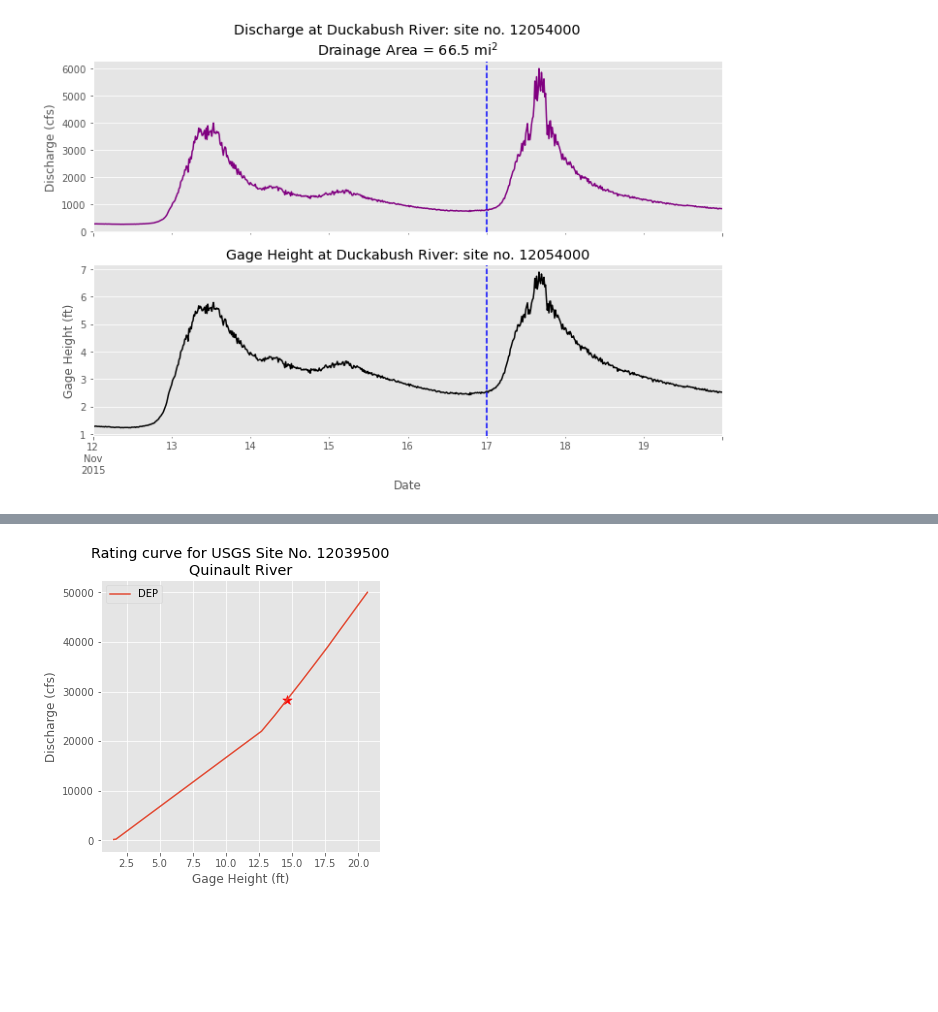
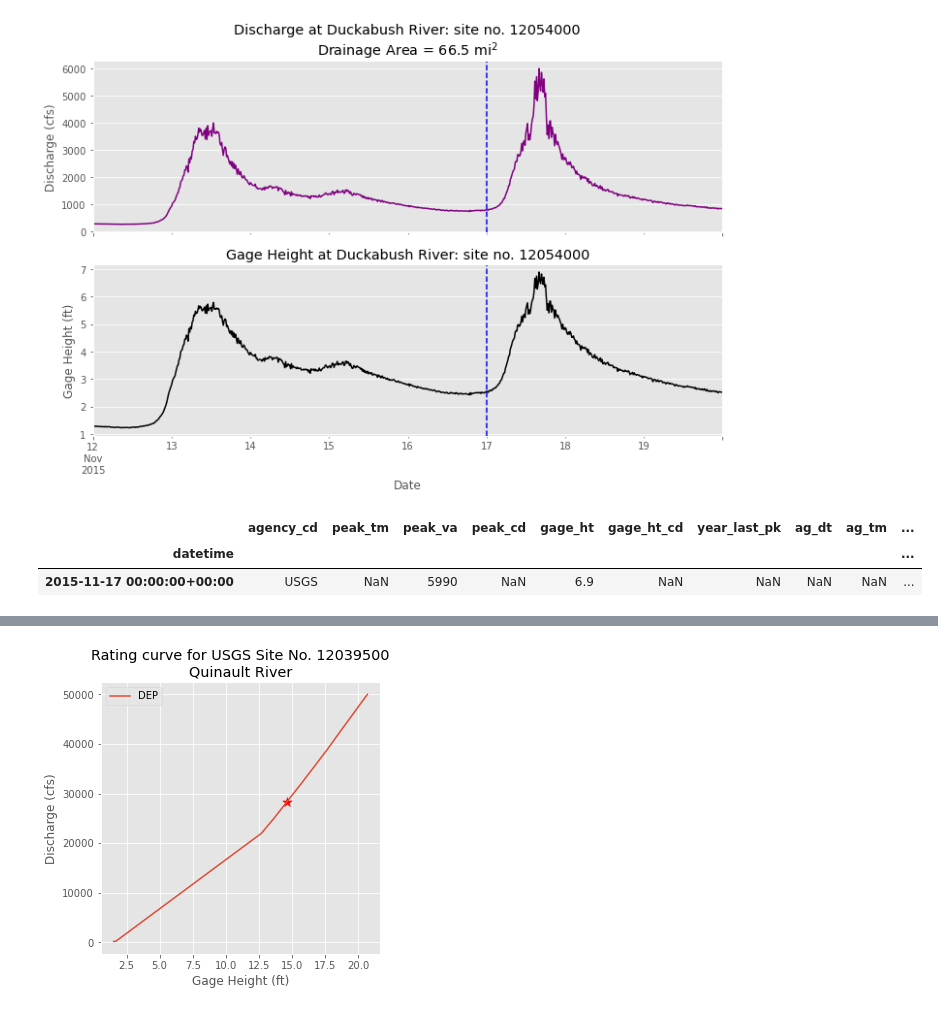
Before and after one commit to dlhogan97/atms502_finalproject, a Jupyter notebook: part_3_usgs_streamflow.ipynb, the cells around one changed output, grey strips where cells are left out. Drawn from its saved outputs; the diff is of its cells as text; code cells hidden in the pictures; blank space fills up the shorter version.

```diff
--- a/part_3_usgs_streamflow.ipynb
+++ b/part_3_usgs_streamflow.ipynb
@@ -79,0 +71,6 @@ for k,v in sites.items():
+# %%
+df4[0].loc[v][df4[0].loc[v].index.date == dt.date(2015,11,17)]
+# %% [output]
+|  | agency_cd | peak_tm | peak_va | peak_cd | gage_ht | gage_ht_cd | year_last_pk | ag_dt | ag_tm | ... |
+| datetime |  |  |  |  |  |  |  |  |  | ... |
+| 2015-11-17 00:00:00+00:00 | USGS | NaN | 5990 | NaN | 6.9 | NaN | NaN | NaN | NaN | ... |
```
Also changed, not shown: parts of 5 cells of this notebook.
